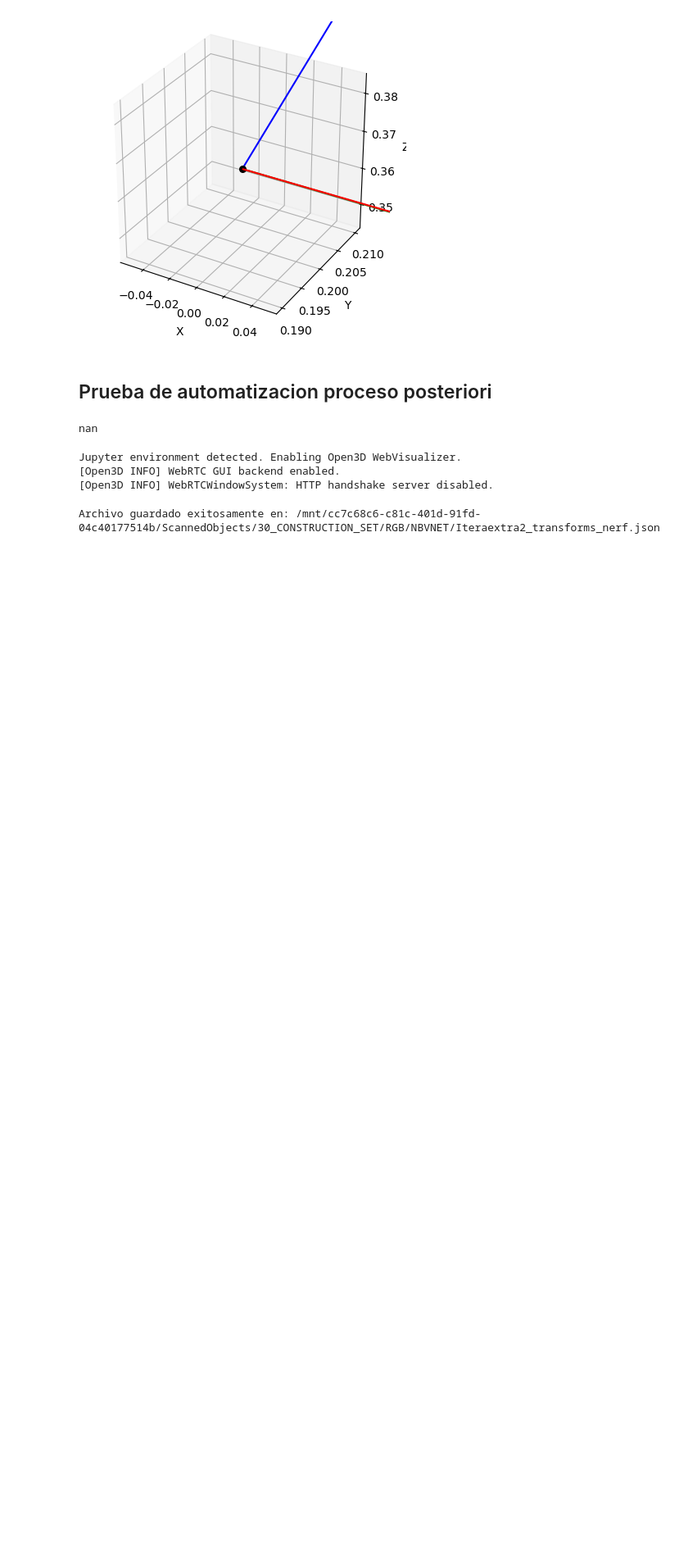
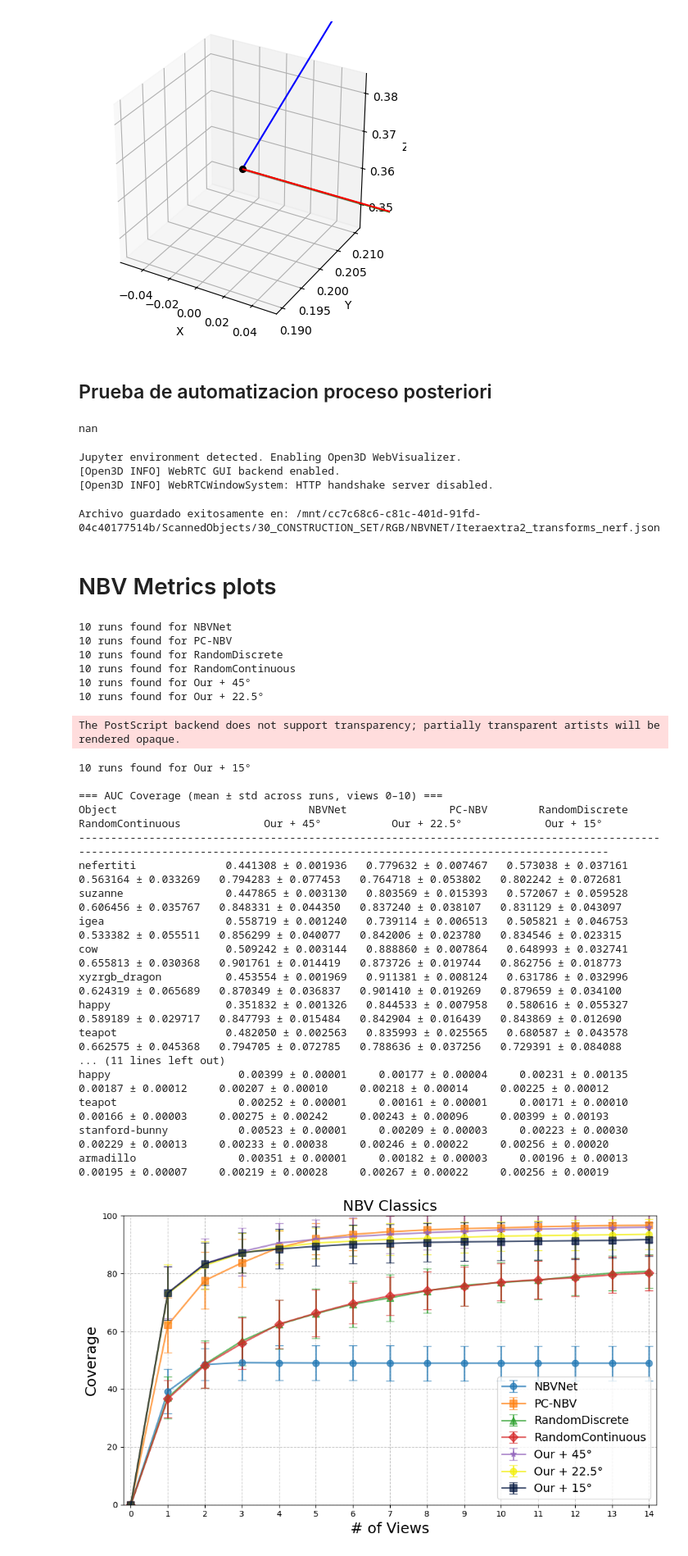
Before and after one commit to GdSAu/vpl_python, a Jupyter notebook: pruebas2.ipynb, the cells around one changed output. Shown at 82% size. Saved outputs shown, nothing was run; the diff lists cells and outputs as text; code cells hidden in the pictures; blank space fills up the shorter version.

Commit message:
"UPDATE to NBV classic objects, add MENDOZA OVERLAP and PCNBV GT dataset extraction"

```diff
--- a/pruebas2.ipynb
+++ b/pruebas2.ipynb
@@ -565,3 +565,58 @@ save_camera_trayectory(
 )
 # %% [output]
 Archivo guardado exitosamente en: /mnt/cc7c68c6-c81c-401d-91fd-04c40177514b/ScannedObjects/30_CONSTRUCTION_SET/RGB/NBVNET/Iteraextra2_transforms_nerf.json
+# %% [markdown]
+# NBV Metrics plots
+# %%
+import sys
+from utils.utils_plotmetrics import compute_metrics_table, print_metrics_table, plotAverageGrouped
+
+BASE = '/mnt/cc7c68c6-c81c-401d-91fd-04c40177514b/NBVClassicsvs/'
+
+# Un CSV base por método — las corridas se descubren solas
+# (find_run_files encontrará NBV_ClassicsNBVNet2.csv, NBV_ClassicsRandom2.csv, etc.)
+csv_groups = [
+    BASE + 'NBV_ClassicsNBVNet.csv',
+    BASE + 'NBV_ClassicsPCNBV.csv',
+    BASE + 'NBV_ClassicsRandom.csv',
+    BASE + 'NBV_ClassicsRandomCont.csv',
+    BASE + 'NBV_ClassicsAE_4.csv',
+    BASE + 'NBV_ClassicsAE_8.csv',
+    BASE + 'NBV_ClassicsAE_12.csv',
+    #BASE + 'NBV_ClassicsAE_16.csv',
+    #BASE + 'NBV_ClassicsAE_20.csv',
+]
+nombres =["NBVNet","PC-NBV", "RandomDiscrete", "RandomContinuous","Our + 45°", "Our + 22.5°", "Our + 15°"]
+
+# ── tabla de métricas ──────────────────────────────────────────────────────────
+df = compute_metrics_table(csv_groups, nombres=nombres, max_iter=10)
+print_metrics_table(df)
+
+# ── plot combinando corridas (una curva por método, mismo color que antes) ─────
+plotAverageGrouped(csv_groups, 'NBV Classics', nombres=nombres, max_iter=15)
+# %% [output]
+10 runs found for NBVNet
+10 runs found for PC-NBV
+10 runs found for RandomDiscrete
+10 runs found for RandomContinuous
+10 runs found for Our + 45°
+10 runs found for Our + 22.5°
+The PostScript backend does not support transparency; partially transparent artists will be rendered opaque.
+10 runs found for Our + 15°
+
+=== AUC Coverage (mean ± std across runs, views 0–10) ===
+Object                              NBVNet                PC-NBV        RandomDiscrete      RandomContinuous             Our + 45°           Our + 22.5°             Our + 15°
+------------------------------------------------------------------------------------------------------------------------------------------------------------------------------
+nefertiti              0.441308 ± 0.001936   0.779632 ± 0.007467   0.573038 ± 0.037161   0.563164 ± 0.033269   0.794283 ± 0.077453   0.764718 ± 0.053802   0.802242 ± 0.072681
+suzanne                0.447865 ± 0.003130   0.803569 ± 0.015393   0.572067 ± 0.059528   0.606456 ± 0.035767   0.848331 ± 0.044350   0.837240 ± 0.038107   0.831129 ± 0.043097
+igea                   0.558719 ± 0.001240   0.739114 ± 0.006513   0.505821 ± 0.046753   0.533382 ± 0.055511   0.856299 ± 0.040077   0.842006 ± 0.023780   0.834546 ± 0.023315
+cow                    0.509242 ± 0.003144   0.888860 ± 0.007864   0.648993 ± 0.032741   0.655813 ± 0.030368   0.901761 ± 0.014419   0.873726 ± 0.019744   0.862756 ± 0.018773
+xyzrgb_dragon          0.453554 ± 0.001969   0.911381 ± 0.008124   0.631786 ± 0.032996   0.624319 ± 0.065689   0.870349 ± 0.036837   0.901410 ± 0.019269   0.879659 ± 0.034100
+happy                  0.351832 ± 0.001326   0.844533 ± 0.007958   0.580616 ± 0.055327   0.589189 ± 0.029717   0.847793 ± 0.015484   0.842904 ± 0.016439   0.843869 ± 0.012690
+teapot                 0.482050 ± 0.002563   0.835993 ± 0.025565   0.680587 ± 0.043578   0.662575 ± 0.045368   0.794705 ± 0.072785   0.788636 ± 0.037256   0.729391 ± 0.084088
+... (11 lines left out)
+happy                    0.00399 ± 0.00001     0.00177 ± 0.00004     0.00231 ± 0.00135     0.00187 ± 0.00012     0.00207 ± 0.00010     0.00218 ± 0.00014     0.00225 ± 0.00012
+teapot                   0.00252 ± 0.00001     0.00161 ± 0.00001     0.00171 ± 0.00010     0.00166 ± 0.00003     0.00275 ± 0.00242     0.00243 ± 0.00096     0.00399 ± 0.00193
+stanford-bunny           0.00523 ± 0.00001     0.00209 ± 0.00003     0.00223 ± 0.00030     0.00229 ± 0.00013     0.00233 ± 0.00038     0.00246 ± 0.00022     0.00256 ± 0.00020
+armadillo                0.00351 ± 0.00001     0.00182 ± 0.00003     0.00196 ± 0.00013     0.00195 ± 0.00007     0.00219 ± 0.00028     0.00267 ± 0.00022     0.00256 ± 0.00019
+[figure, added]
```
Also changed, not shown: parts of 7 cells of this notebook, 20 other files.
